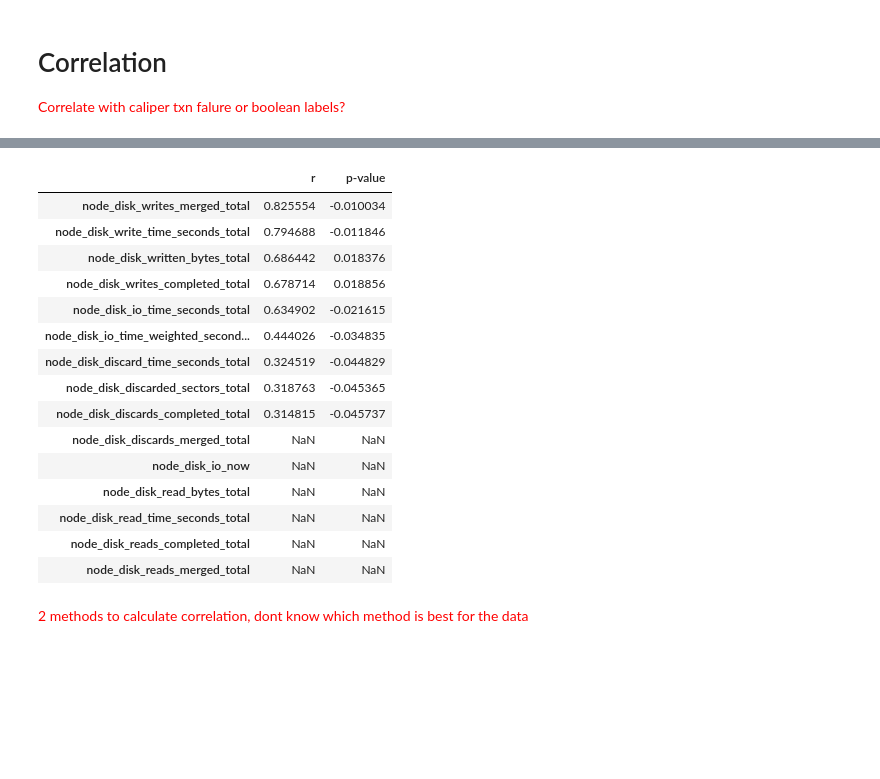
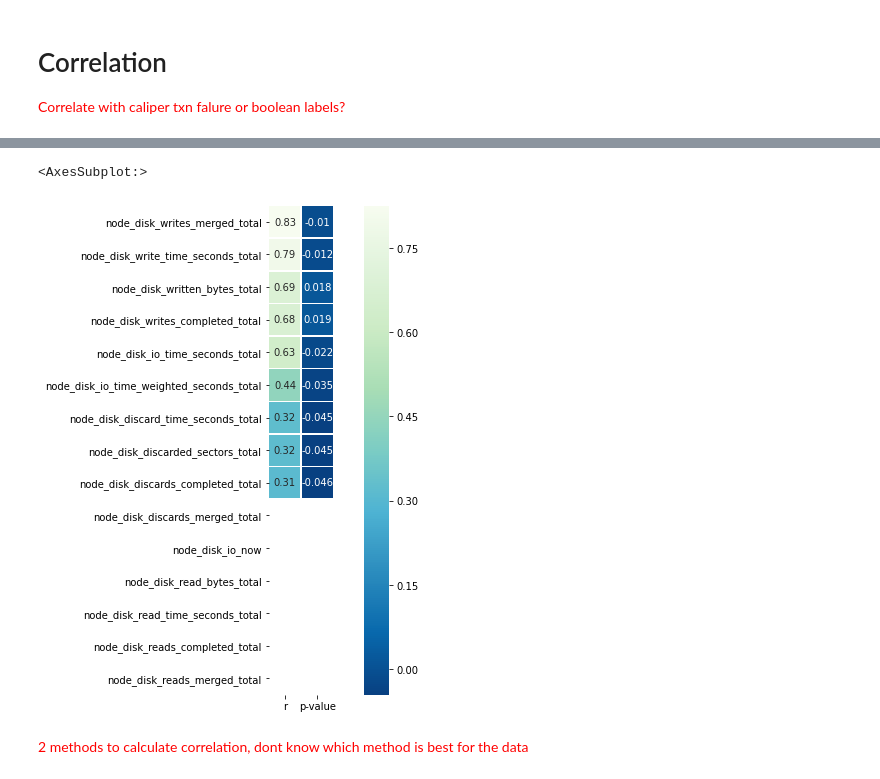
Before and after one commit to ole2252/FMS-AD, a Jupyter notebook: Correlation.ipynb, the cells around one changed output, grey strips where cells are left out. Saved outputs shown, nothing was run; the diff lists cells and outputs as text; code cells hidden in the pictures; blank space fills up the shorter version.

```diff
--- a/Correlation.ipynb
+++ b/Correlation.ipynb
@@ -122,29 +131,18 @@ pd.DataFrame.from_dict(correlation_txn_falure, orient='index').rename(columns={0
 # %%
 from scipy import stats
 import pprint
 
 correlation_txn_falure_bool = {}
 for label in labels_to_correlate.columns:
     r,p = stats.pointbiserialr(labels_to_correlate[label], label_data.label)
     correlation_txn_falure_bool[label] = (p,r)
-pd.DataFrame.from_dict(correlation_txn_falure_bool, orient='index').rename(columns={0:'r', 1:'p-value'}).sort_values('r', ascending=False)
+pointbiserialr = pd.DataFrame.from_dict(correlation_txn_falure_bool, orient='index').rename(columns={0:'r', 1:'p-value'}).sort_values('r', ascending=False)
+
+plt.figure(figsize=(11,9))
+sns.heatmap(pointbiserialr, cmap='GnBu_r', square=True, annot=True, linewidths=.5)
 # %% [output]
-|  | r | p-value |
-| node_disk_writes_merged_total | 0.825554 | -0.010034 |
-| node_disk_write_time_seconds_total | 0.794688 | -0.011846 |
-| node_disk_written_bytes_total | 0.686442 | 0.018376 |
-| node_disk_writes_completed_total | 0.678714 | 0.018856 |
-| node_disk_io_time_seconds_total | 0.634902 | -0.021615 |
-| node_disk_io_time_weighted_second... | 0.444026 | -0.034835 |
-| node_disk_discard_time_seconds_total | 0.324519 | -0.044829 |
-| node_disk_discarded_sectors_total | 0.318763 | -0.045365 |
-| node_disk_discards_completed_total | 0.314815 | -0.045737 |
-| node_disk_discards_merged_total | NaN | NaN |
-| node_disk_io_now | NaN | NaN |
-| node_disk_read_bytes_total | NaN | NaN |
-| node_disk_read_time_seconds_total | NaN | NaN |
-| node_disk_reads_completed_total | NaN | NaN |
-| node_disk_reads_merged_total | NaN | NaN |
+<AxesSubplot:>
+[figure, added]
 # %% [markdown]
 <p style="color:red;">2 methods to calculate correlation, dont know which method is best for the data</p>
 # %%
```
Also changed, not shown: parts of 7 cells of this notebook.
